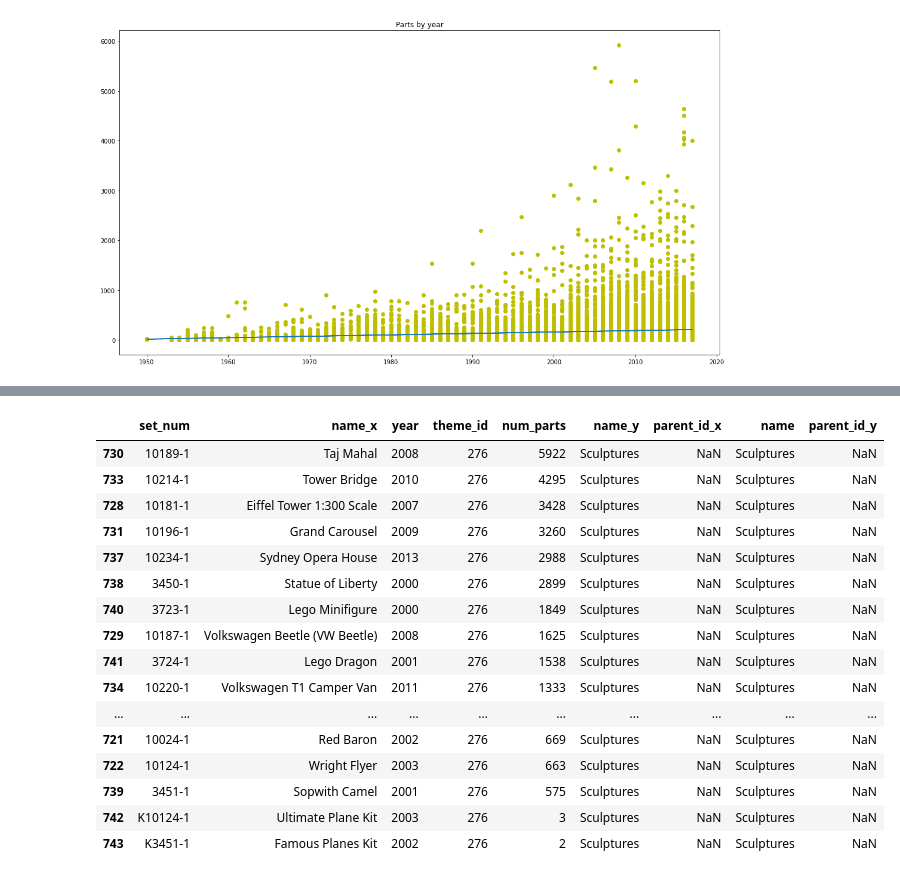
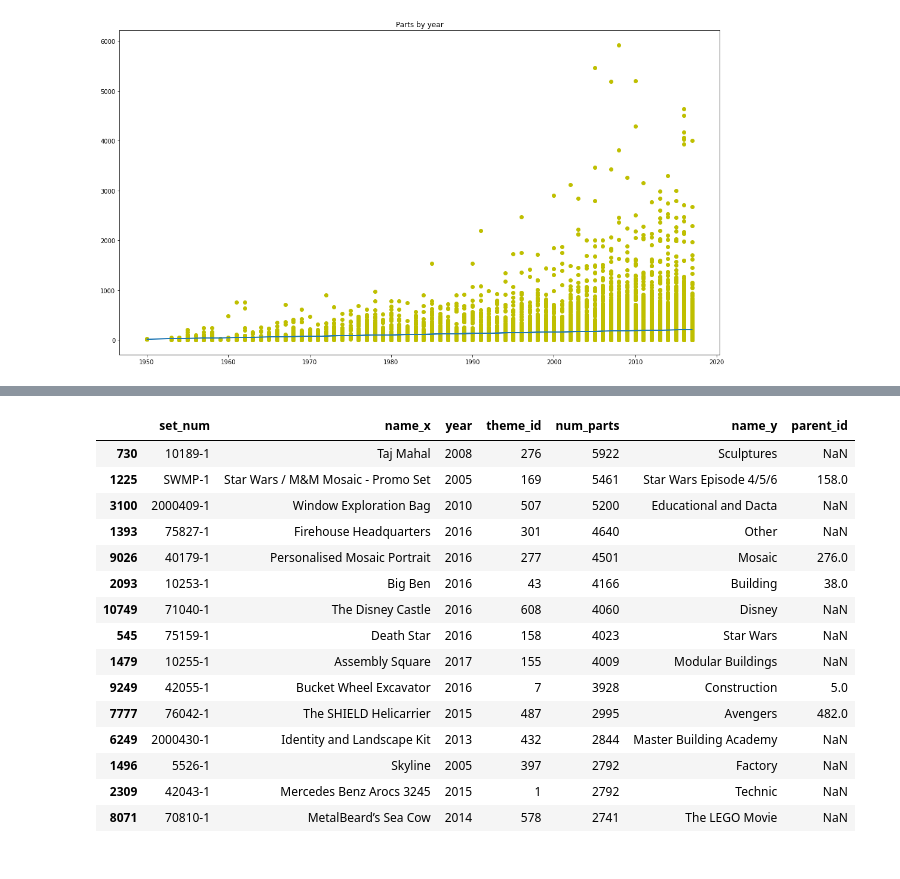
Before and after one commit to RodolfoPerna/portfolio, a Jupyter notebook: Lego_History.ipynb, the cells around one changed output, grey strips where cells are left out. Saved outputs shown, nothing was run; the diff lists cells and outputs as text; code cells hidden in the pictures.

```diff
--- a/Lego_History.ipynb
+++ b/Lego_History.ipynb
@@ -137,21 +106,19 @@ Text(0, 0.5, 'num_parts')
 # %%
-sculpture_buildings = sets.loc[sets.name == 'Sculptures']
-sculpture_buildings.sort_values(by = 'num_parts', ascending = False)
+sets.loc[sets['num_parts'] == sets.groupby('name_y')['num_parts'].transform('max')].sort_values(by = 'num_parts', ascending = False).head(15)
 # %% [output]
-|  | set_num | name_x | year | theme_id | num_parts | name_y | parent_id_x | name | parent_id_y |
-| 730 | 10189-1 | Taj Mahal | 2008 | 276 | 5922 | Sculptures | NaN | Sculptures | NaN |
-| 733 | 10214-1 | Tower Bridge | 2010 | 276 | 4295 | Sculptures | NaN | Sculptures | NaN |
-| 728 | 10181-1 | Eiffel Tower 1:300 Scale | 2007 | 276 | 3428 | Sculptures | NaN | Sculptures | NaN |
-| 731 | 10196-1 | Grand Carousel | 2009 | 276 | 3260 | Sculptures | NaN | Sculptures | NaN |
-| 737 | 10234-1 | Sydney Opera House | 2013 | 276 | 2988 | Sculptures | NaN | Sculptures | NaN |
-| 738 | 3450-1 | Statue of Liberty | 2000 | 276 | 2899 | Sculptures | NaN | Sculptures | NaN |
-| 740 | 3723-1 | Lego Minifigure | 2000 | 276 | 1849 | Sculptures | NaN | Sculptures | NaN |
-| 729 | 10187-1 | Volkswagen Beetle (VW Beetle) | 2008 | 276 | 1625 | Sculptures | NaN | Sculptures | NaN |
-| 741 | 3724-1 | Lego Dragon | 2001 | 276 | 1538 | Sculptures | NaN | Sculptures | NaN |
-| 734 | 10220-1 | Volkswagen T1 Camper Van | 2011 | 276 | 1333 | Sculptures | NaN | Sculptures | NaN |
-| ... | ... | ... | ... | ... | ... | ... | ... | ... | ... |
-| 721 | 10024-1 | Red Baron | 2002 | 276 | 669 | Sculptures | NaN | Sculptures | NaN |
-| 722 | 10124-1 | Wright Flyer | 2003 | 276 | 663 | Sculptures | NaN | Sculptures | NaN |
-| 739 | 3451-1 | Sopwith Camel | 2001 | 276 | 575 | Sculptures | NaN | Sculptures | NaN |
-| 742 | K10124-1 | Ultimate Plane Kit | 2003 | 276 | 3 | Sculptures | NaN | Sculptures | NaN |
-| 743 | K3451-1 | Famous Planes Kit | 2002 | 276 | 2 | Sculptures | NaN | Sculptures | NaN |
+|  | set_num | name_x | year | theme_id | num_parts | name_y | parent_id |
+| 730 | 10189-1 | Taj Mahal | 2008 | 276 | 5922 | Sculptures | NaN |
+| 1225 | SWMP-1 | Star Wars / M&M Mosaic - Promo Set | 2005 | 169 | 5461 | Star Wars Episode 4/5/6 | 158.0 |
+| 3100 | 2000409-1 | Window Exploration Bag | 2010 | 507 | 5200 | Educational and Dacta | NaN |
+| 1393 | 75827-1 | Firehouse Headquarters | 2016 | 301 | 4640 | Other | NaN |
+| 9026 | 40179-1 | Personalised Mosaic Portrait | 2016 | 277 | 4501 | Mosaic | 276.0 |
+| 2093 | 10253-1 | Big Ben | 2016 | 43 | 4166 | Building | 38.0 |
+| 10749 | 71040-1 | The Disney Castle | 2016 | 608 | 4060 | Disney | NaN |
+| 545 | 75159-1 | Death Star | 2016 | 158 | 4023 | Star Wars | NaN |
+| 1479 | 10255-1 | Assembly Square | 2017 | 155 | 4009 | Modular Buildings | NaN |
+| 9249 | 42055-1 | Bucket Wheel Excavator | 2016 | 7 | 3928 | Construction | 5.0 |
+| 7777 | 76042-1 | The SHIELD Helicarrier | 2015 | 487 | 2995 | Avengers | 482.0 |
+| 6249 | 2000430-1 | Identity and Landscape Kit | 2013 | 432 | 2844 | Master Building Academy | NaN |
+| 1496 | 5526-1 | Skyline | 2005 | 397 | 2792 | Factory | NaN |
+| 2309 | 42043-1 | Mercedes Benz Arocs 3245 | 2015 | 1 | 2792 | Technic | NaN |
+| 8071 | 70810-1 | MetalBeard’s Sea Cow | 2014 | 578 | 2741 | The LEGO Movie | NaN |
```
Also changed, not shown: parts of 15 cells of this notebook.
